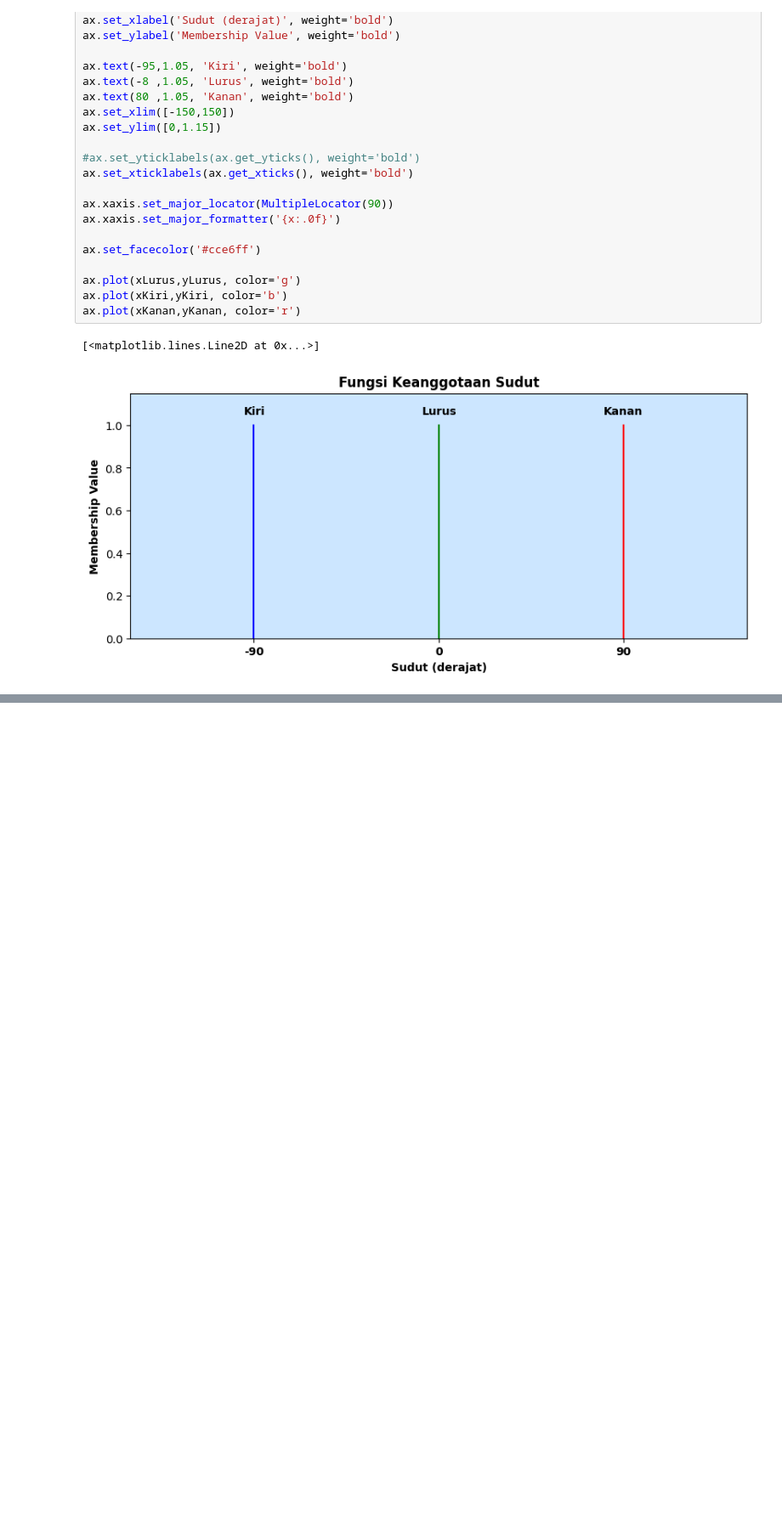
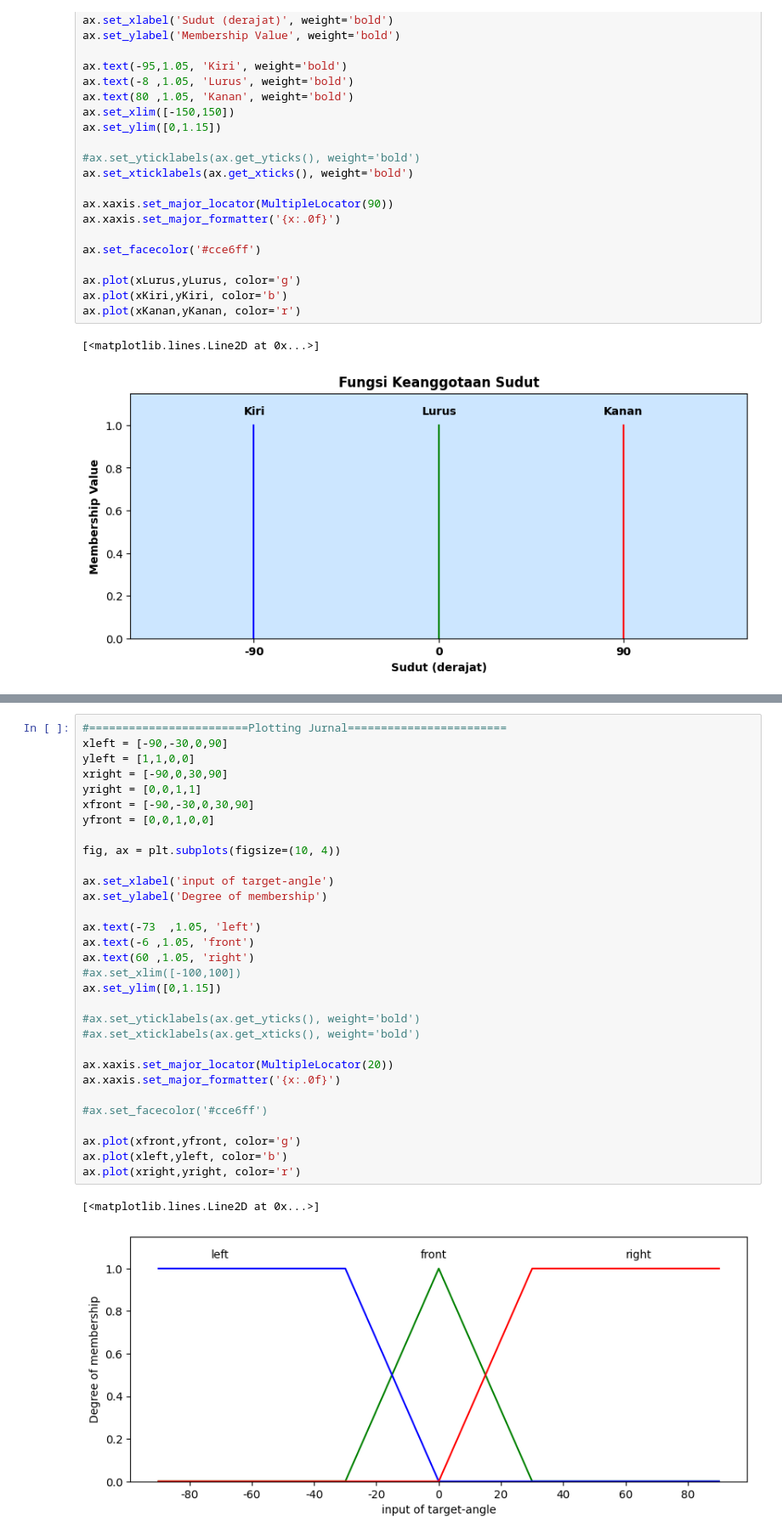
Before and after one commit to faizdaffa/Micromouse-PCB, a Jupyter notebook: ipynb/fuzzy.ipynb, the cells around one changed output, grey strips where cells are left out. Shown at 85% size. Drawn from its saved outputs; the diff is of its cells as text; blank space fills up the shorter version.

```diff
--- a/ipynb/fuzzy.ipynb
+++ b/ipynb/fuzzy.ipynb
@@ -98,0 +129,34 @@ ax.plot(xKanan,yKanan, color='r')
+# %%
+#========================Plotting Jurnal========================
+xleft = [-90,-30,0,90]
+yleft = [1,1,0,0]
+xright = [-90,0,30,90]
+yright = [0,0,1,1]
+xfront = [-90,-30,0,30,90]
+yfront = [0,0,1,0,0]
+
+fig, ax = plt.subplots(figsize=(10, 4))
+
+ax.set_xlabel('input of target-angle')
+ax.set_ylabel('Degree of membership')
+
+ax.text(-73  ,1.05, 'left')
+ax.text(-6 ,1.05, 'front')
+ax.text(60 ,1.05, 'right')
+#ax.set_xlim([-100,100])
+ax.set_ylim([0,1.15])
+
+#ax.set_yticklabels(ax.get_yticks(), weight='bold')
+#ax.set_xticklabels(ax.get_xticks(), weight='bold')
+
+ax.xaxis.set_major_locator(MultipleLocator(20))
+ax.xaxis.set_major_formatter('{x:.0f}')
+
+#ax.set_facecolor('#cce6ff')
+
+ax.plot(xfront,yfront, color='g')
+ax.plot(xleft,yleft, color='b')
+ax.plot(xright,yright, color='r')
+# %% [output]
+[<matplotlib.lines.Line2D at 0x...>]
+[figure, added]
```
Also changed, not shown: parts of 2 cells of this notebook, 19 other files.
